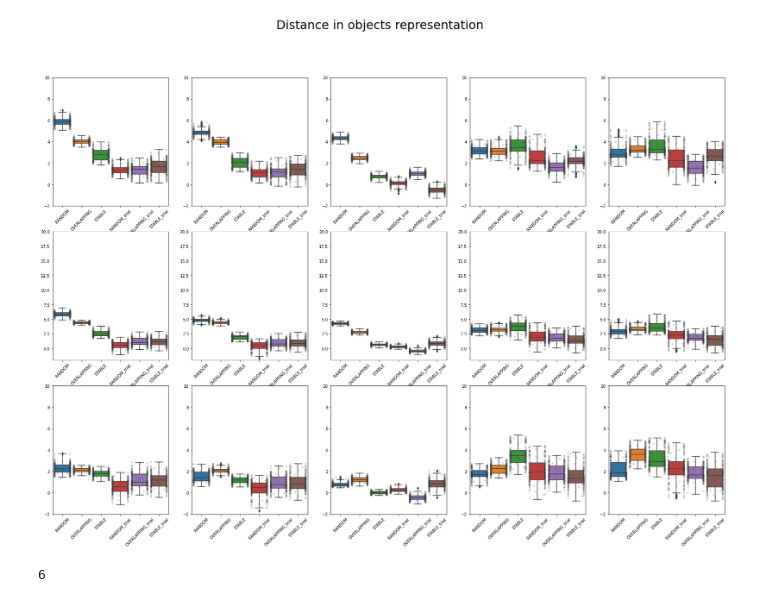
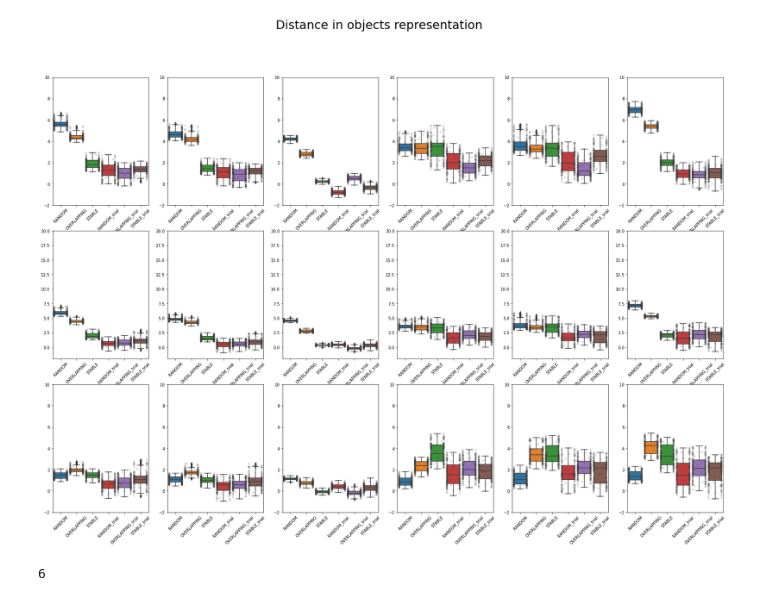
Before and after one commit to melisamc89/neural_analysys, a Jupyter notebook: src/mean_representantional_distance_all_mice.ipynb, the cells around one changed output. Cells and saved outputs as stored; diff of their text form; code cells hidden in the pictures.

```diff
--- a/src/mean_representantional_distance_all_mice.ipynb
+++ b/src/mean_representantional_distance_all_mice.ipynb
@@ -37,8 +37,8 @@ input_directory = os.environ['PROJECT_DIR'] + 'neural_analysis/data/mean_represe
 
 figure_path = os.environ['PROJECT_DIR'] +'neural_analysis/figures/mean_representational_distance/'
 # %%
-mouse_vector = [56165, 56166, 32363, 32364, 32365, 32366, 411857]
+mouse_vector = [56165, 32363, 32364, 32365, 411857, 411857, 401714]
 conditions_vector = ['RANDOM', 'OVERLAPPING','STABLE']
-sessions_random = [4,1,1,0,2,3,2]
-sessions_overlapping = [1,2,2,1,3,0,3]
-sessions_stable = [2,0,0,2,0,0,1]
+sessions_random = [4,1,0,2,2,6,2] # total = 6
+sessions_overlapping = [1,2,1,3,3,5,0] # total = 6
+sessions_stable = [2,0,2,0,1,4,1] # total = 5 (4 and 1/2)
@@ -321,10 +340,10 @@ figure.savefig(figure_name)
 # %%
 figure = plt.figure()
-gs = plt.GridSpec(3,5)
+gs = plt.GridSpec(3,6)
 label1 = ['RANDOM','OVERLAPPING','STABLE','RANDOM_trial','OVERLAPPING_trial','STABLE_trial']
 label2 = ['RANDOM','OVERLAPPING','STABLE']
 
-for i in range(5):
+for i in range(6):
     ax1 = figure.add_subplot(gs[0,i])
     ax1 = sns.boxplot(data = [random_list1[i],overlapping_list1[i],stable_list1[i],
                               random_list1_trial[i],overlapping_list1_trial[i],stable_list1_trial[i]], orient = 'v')
@@ -337,34 +356,34 @@ for i in range(5):
         tick.set_rotation(45)
 
 
     ax1 = figure.add_subplot(gs[1,i])
     ax1 = sns.boxplot(data = [random_list2[i],overlapping_list2[i],stable_list2[i],
                             random_list2_trial[i],overlapping_list2_trial[i],stable_list2_trial[i]], orient = 'v')
     ax1 = sns.swarmplot(data=[random_list2[i],overlapping_list2[i],stable_list2[i],
                               random_list2_trial[i],overlapping_list2_trial[i],stable_list2_trial[i]], color=".25", alpha = 0.2)
     ax1.set_xticklabels(label1)
     ax1.set_ylim([-2,20])
     for tick in ax1.get_xticklabels():
         tick.set_rotation(45)
 
     ax1 = figure.add_subplot(gs[2,i])
     ax1 = sns.boxplot(data = [random_list3[i],overlapping_list3[i],stable_list3[i],
                             random_list2_trial[i],overlapping_list2_trial[i],stable_list2_trial[i]], orient = 'v')
     ax1 = sns.swarmplot(data=[random_list3[i],overlapping_list3[i],stable_list3[i],
                             random_list2_trial[i],overlapping_list2_trial[i],stable_list2_trial[i]], color=".25", alpha = 0.2)
     ax1.set_xticklabels(label1)
     ax1.set_ylim([-2,10])
     for tick in ax1.get_xticklabels():
         tick.set_rotation(45)
 
 figure.set_size_inches([30,20])
 figure.suptitle(' Distance in objects representation', fontsize = 30)
 figure_name = figure_path + 'mean_representational_distance_bars.png'
 figure.patch.set_facecolor('white')
 
 figure.savefig(figure_name)
 # %% [output]
-[figure, old version]
+[figure, new version]
 # %%
 len(random_list1_trial)
 # %% [output]
```
Also changed, not shown: parts of 7 cells of this notebook, 10 other files.
